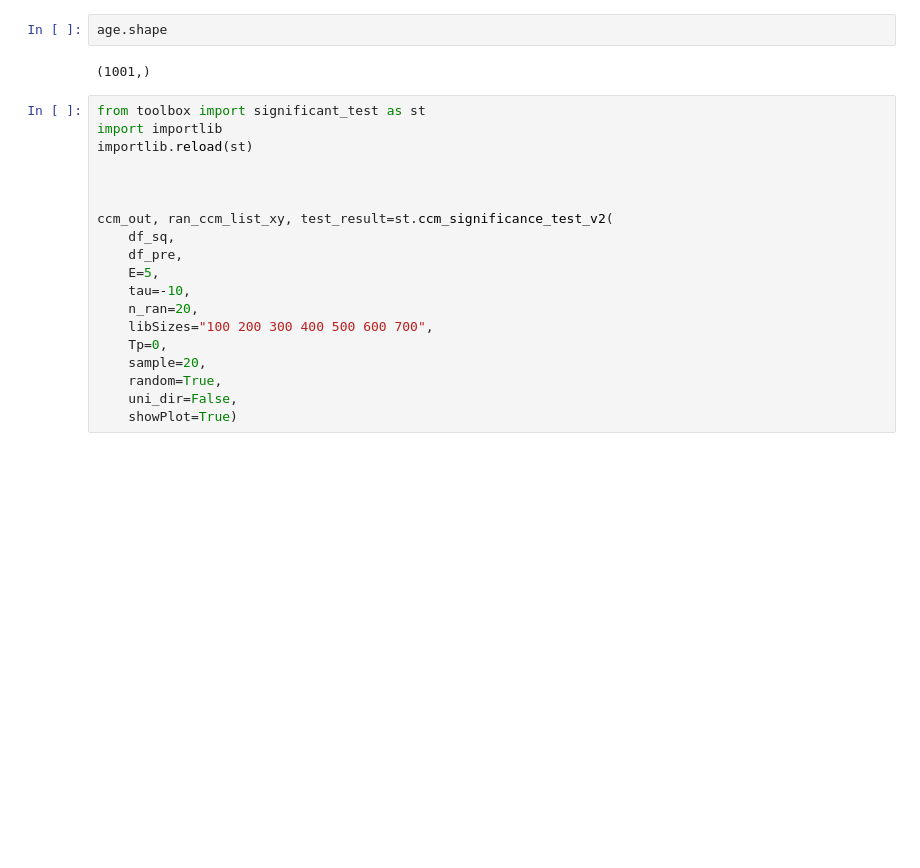
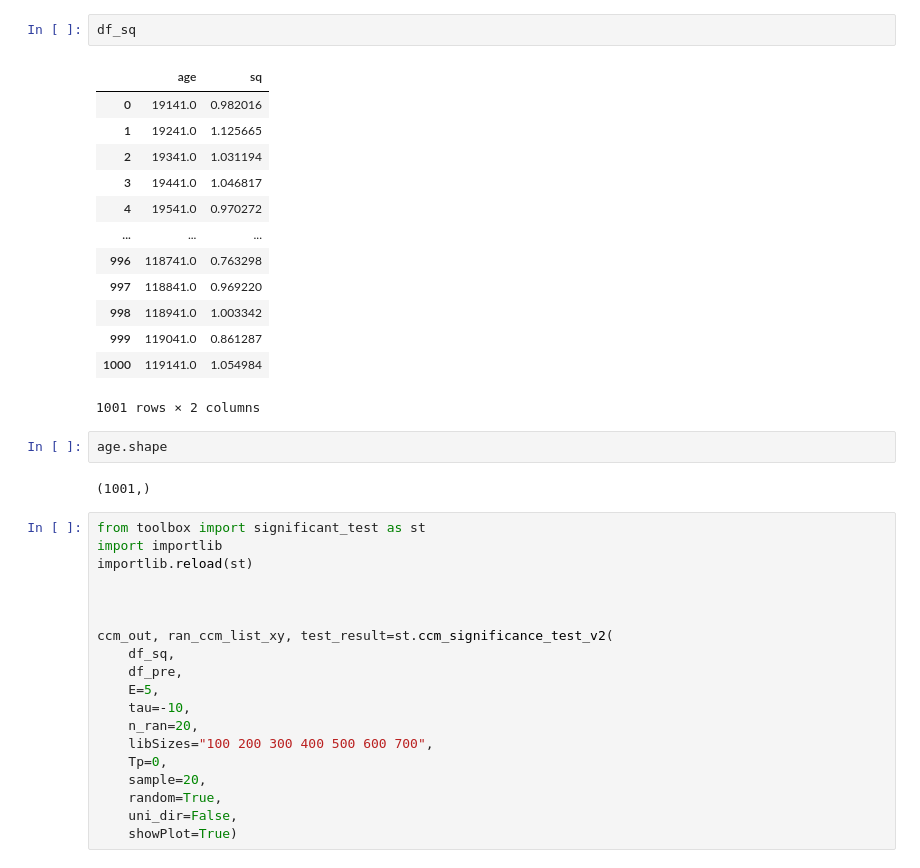
Before and after one commit to Peisong-Zheng/bipolar_seesaw_CCM, a Jupyter notebook: sq_wave.ipynb, the cells around one changed output. Saved outputs shown, nothing was run; the diff lists cells and outputs as text; blank space fills up the shorter version.

```diff
--- a/sq_wave.ipynb
+++ b/sq_wave.ipynb
@@ -159,3 +193,19 @@ plt.grid()
+# %%
+df_sq
+# %% [output]
+|  | age | sq |
+| 0 | 19141.0 | 0.982016 |
+| 1 | 19241.0 | 1.125665 |
+| 2 | 19341.0 | 1.031194 |
+| 3 | 19441.0 | 1.046817 |
+| 4 | 19541.0 | 0.970272 |
+| ... | ... | ... |
+| 996 | 118741.0 | 0.763298 |
+| 997 | 118841.0 | 0.969220 |
+| 998 | 118941.0 | 1.003342 |
+| 999 | 119041.0 | 0.861287 |
+| 1000 | 119141.0 | 1.054984 |
+1001 rows × 2 columns
 # %%
 age.shape
 # %% [output]
```
Also changed, not shown: parts of 4 cells of this notebook, 6 other files.
